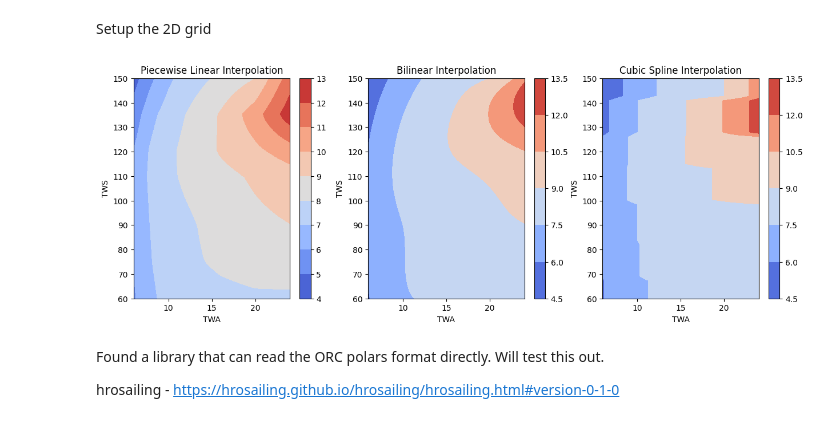
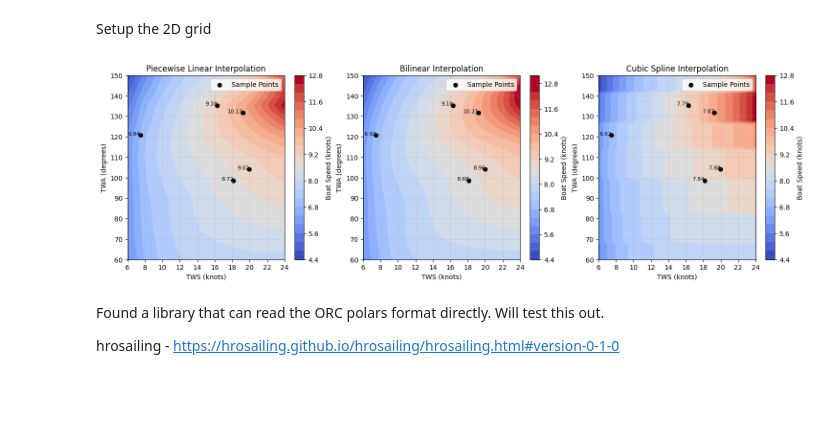
Before and after one commit to deDavil/bachelor-thesis, a Jupyter notebook: main.ipynb, the cells around one changed output. Drawn from its saved outputs; the diff is of its cells as text; code cells hidden in the pictures; blank space fills up the shorter version.

Commit message:
improved interpolation method comparison

```diff
--- a/main.ipynb
+++ b/main.ipynb
@@ -98,57 +98,64 @@ bi_interpolator = RectBivariateSpline(tws, twa, boat_speeds)
 pl_speeds = pl_interpolator((TWS_grid, TWA_grid))
 bi_speeds = bi_interpolator(tws_fine, twa_fine)
 
 # Apply cubic spline interpolation row-wise
 cubic_speeds = np.full((len(tws_fine), len(twa_fine)), np.nan)
 for i, tws_value in enumerate(tws_fine):
     closest_tws_idx = np.argmin(np.abs(tws - tws_value))
     valid_twa = twa[~np.isnan(boat_speeds[closest_tws_idx, :])]
     valid_speeds = boat_speeds[closest_tws_idx, ~np.isnan(boat_speeds[closest_tws_idx, :])]
     if len(valid_twa) > 3:
         cubic_interpolator = CubicSpline(valid_twa, valid_speeds, extrapolate=False)
         cubic_speeds[i, :] = cubic_interpolator(twa_fine)
 
 # Replace remaining NaNs only where necessary
 cubic_speeds = np.where(np.isnan(cubic_speeds), np.nanmean(boat_speeds), cubic_speeds)
 
-
 # Export interpolated grids to CSV
 pl_df = pd.DataFrame(pl_speeds, index=tws_fine, columns=twa_fine)
 bi_df = pd.DataFrame(bi_speeds, index=tws_fine, columns=twa_fine)
 cubic_df = pd.DataFrame(cubic_speeds, index=tws_fine, columns=twa_fine)
 pl_df.to_csv("data/piecewise_linear_interpolation.csv", sep=';')
 bi_df.to_csv("data/bilinear_interpolation.csv", sep=';')
 cubic_df.to_csv("data/cubic_interpolation.csv", sep=';')
 
+# Set consistent color range
+vmin, vmax = np.nanmin(pl_speeds), np.nanmax(pl_speeds)
+
+# Select some sample points for visualization
+sample_indices = np.random.choice(len(tws_fine), size=5, replace=False)
+sample_tws = tws_fine[sample_indices]
+sample_twa = np.random.choice(twa_fine, size=5, replace=False)
+
+# Compute correct interpolated speeds for each method
+sample_speeds_pl = [float(pl_interpolator((tws, twa))) for tws, twa in zip(sample_tws, sample_twa)]
+sample_speeds_bi = [float(bi_interpolator(tws, twa)) for tws, twa in zip(sample_tws, sample_twa)]
+sample_speeds_cubic = [float(CubicSpline(twa_fine, cubic_speeds[i, :])(twa).item()) for i, (tws, twa) in enumerate(zip(sample_tws, sample_twa))]
 
 # Plot results for each interpolation method
-plt.figure(figsize=(15, 5))
+fig, axes = plt.subplots(1, 3, figsize=(18, 5))
+titles = ["Piecewise Linear Interpolation", "Bilinear Interpolation", "Cubic Spline Interpolation"]
+interpolations = [pl_speeds, bi_speeds, cubic_speeds]
+sample_speeds_list = [sample_speeds_pl, sample_speeds_bi, sample_speeds_cubic]
 
-plt.subplot(1, 3, 1)
-plt.contourf(twa_fine, tws_fine, pl_speeds, cmap='coolwarm')
-plt.title("Piecewise Linear Interpolation")
-plt.xlabel("TWA")
-plt.ylabel("TWS")
-plt.colorbar()
-
-plt.subplot(1, 3, 2)
-plt.contourf(twa_fine, tws_fine, bi_speeds, cmap='coolwarm')
-plt.title("Bilinear Interpolation")
-plt.xlabel("TWA")
-plt.ylabel("TWS")
-plt.colorbar()
-
-plt.subplot(1, 3, 3)
-plt.contourf(twa_fine, tws_fine, cubic_speeds, cmap='coolwarm')
-plt.title("Cubic Spline Interpolation")
-plt.xlabel("TWA")
-plt.ylabel("TWS")
-plt.colorbar()
-plt.show()
+for ax, interp, title, sample_speeds in zip(axes, interpolations, titles, sample_speeds_list):
+    contour = ax.contourf(twa_fine, tws_fine, interp, cmap='coolwarm', vmin=vmin, vmax=vmax, levels=20)
+    ax.set_title(title)
+    ax.set_ylabel("TWA (degrees)")
+    ax.set_xlabel("TWS (knots)")
+    fig.colorbar(contour, ax=ax, label='Boat Speed (knots)')
+    ax.grid(True, linestyle='--', linewidth=0.5, alpha=0.7)
+    ax.set_xticks(np.linspace(np.min(twa_fine), np.max(twa_fine), 10))
+    ax.set_yticks(np.linspace(np.min(tws_fine), np.max(tws_fine), 10))
+    # Plot sample points
+    ax.scatter(sample_twa, sample_tws, color='black', marker='o', label='Sample Points')
+    for i, (tws, twa, bs) in enumerate(zip(sample_tws, sample_twa, sample_speeds)):
+        ax.text(twa, tws, f"{bs:.2f}", fontsize=8, color='black', ha='right')
+    ax.legend()
 
 plt.show()
 # %% [output]
-[figure, old version]
+[figure, new version]
 # %% [markdown]
 Found a library that can read the ORC polars format directly. Will test this out.
 
```
Also changed, not shown: 1 other file.
